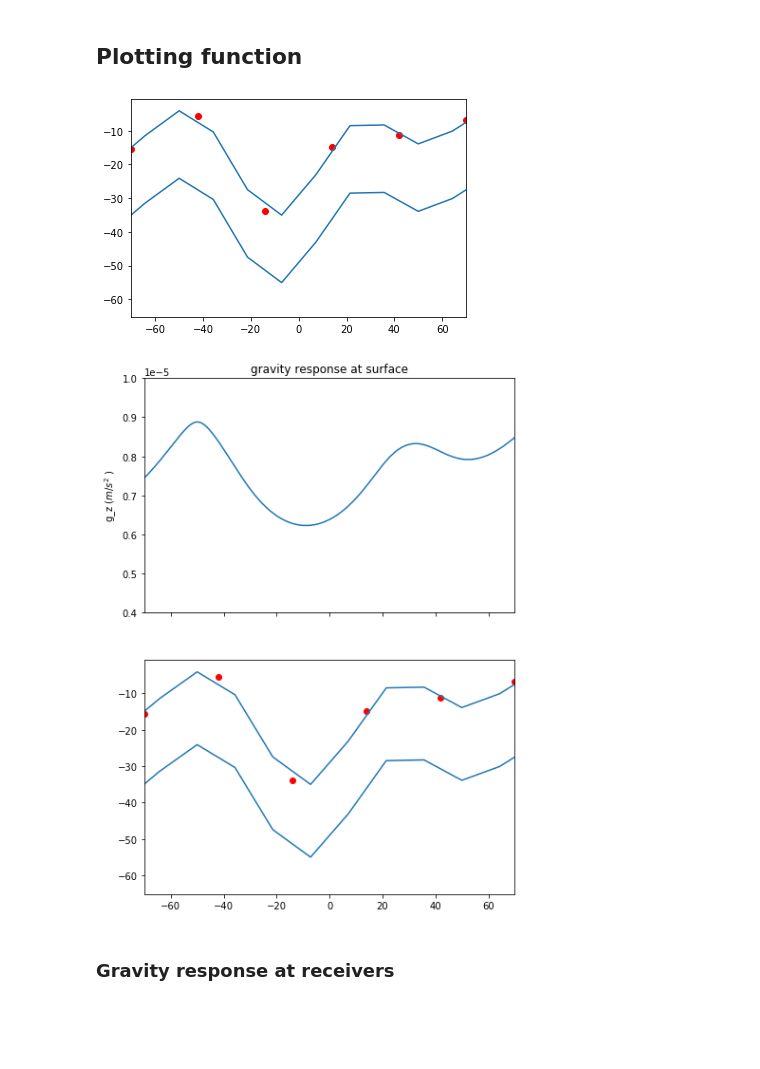
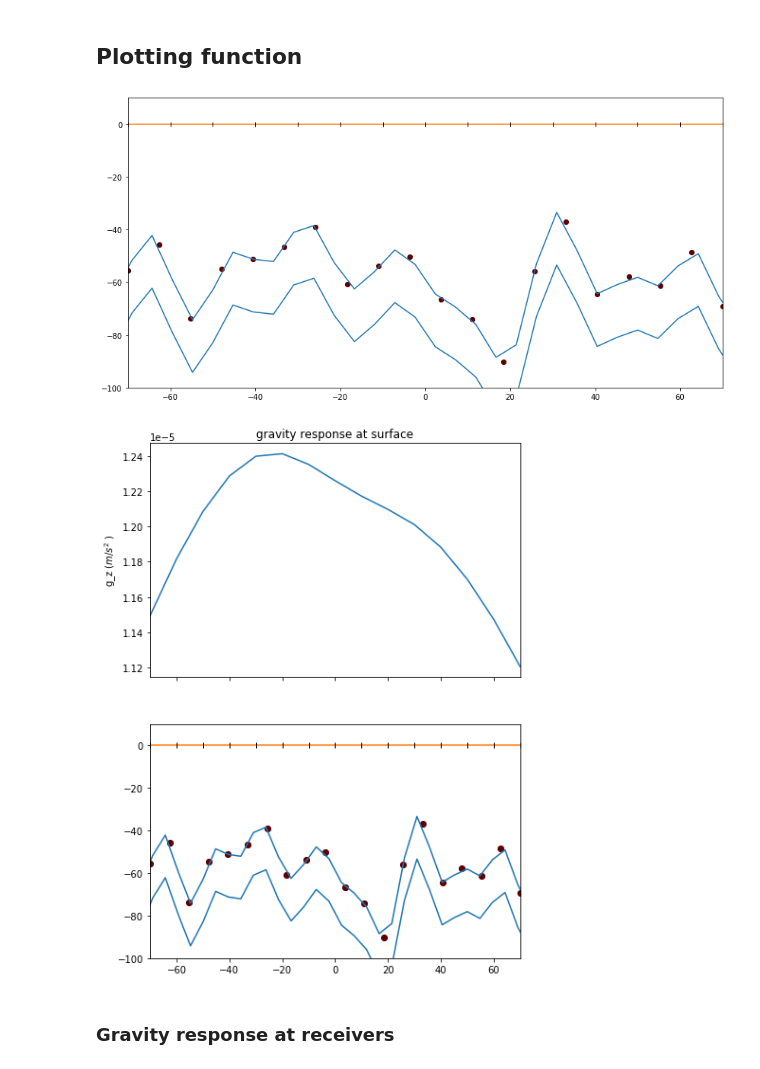
Before and after one commit to GeorgeLiang3/repository1, a Jupyter notebook: Gravity/Gravity_tf-3.0_beta.ipynb, the cells around one changed output. Drawn from its saved outputs; the diff is of its cells as text; code cells hidden in the pictures; blank space fills up the shorter version.

```diff
--- a/Gravity/Gravity_tf-3.0_beta.ipynb
+++ b/Gravity/Gravity_tf-3.0_beta.ipynb
@@ -334,5 +338,3 @@ def GaussianProcess_model_plot(control_index,control_position,ax = None,resoluti
     ax.plot(tf.transpose(visual_index).numpy()[0],visual_position[0],'b',**args)
 
     return
-# %%
-x,z = GaussianProcess_model(control_index,control_position,visual = True)
@@ -349,8 +341,8 @@ plt.scatter(x,z)
 # %%
 ## generate some true observation gravity data
 
-True_position = tf.random.normal([Number_para],-20,10,dtype = tf.float64)
+True_position = tf.random.normal([Number_para],depth,10,dtype = tf.float64)
 
-x_true,z_true = GaussianProcess_model(control_index,True_position,visual =True)
+x_true,z_true = GaussianProcess_model(control_index,True_position,visual =True,resolution=4)
 D = grav(x_true,z_true)
 # %% [output]
@@ -363,11 +385,11 @@ noise = tf.random.normal([obs_N],mean =constant64(0),stddev =sig_e,seed = 1,dtyp
 # %%
 D_noise = D+noise
 # %%
-def grav_calculate(x,z,x_obs=None, R=70,ax = None,style = None,**args):
+def grav_calculate(x,z,x_obs=None,Number_=obs_N ,R=70,ax = None,style = None,**args):
     if ax is None:
         f,ax=plt.subplots()
     if x_obs is None:
-        x_obs = np.linspace(-R,R,201)
+        x_obs = np.linspace(-R,R,Number_)
     y = np.zeros(np.shape(x_obs))
     obv = np.vstack((x_obs,y)).T
     gravity = []
@@ -378,7 +400,7 @@ def grav_calculate(x,z,x_obs=None, R=70,ax = None,style = None,**args):
         style = '-'
     ax.set_title('gravity response at surface')
     ax.set_ylabel('g_z ($m/s^2$ )')
-    ax.set_ylim(4e-6,10e-6)
+#     ax.set_ylim(4e-6,10e-6)
     ax.set_xlim(-70,70)
     ax.ticklabel_format(axis='y', style='sci', scilimits=(-2,2))
     ax.plot(x_obs,gravity,style,**args)
@@ -411,22 +431,27 @@ array([[7.44380780e-06],
 # %%
 def Draw_inter(_control_index,_control_position,x_true = None,z_true = None,R = 70, ax = None):
     if ax is None:
-        _,ax = plt.subplots()
+        _,ax = plt.subplots(figsize = (14,7))
     if z_true is None:
         x_true,z_true = GaussianProcess_model(_control_index,_control_position)
-    ax.scatter(control_index,True_position, c = 'red')
+    ax.scatter(control_index,_control_position, c = 'red')
+    ax.scatter(control_index,True_position, c = 'black',alpha = 0.6)
     ax.plot(x_true,z_true)
+    ax.plot(np.linspace(-R,R,obs_N),np.zeros(obs_N))
+    ax.plot(np.linspace(-R,R,obs_N),np.zeros(obs_N),'k|')
+    ax.set_ylim(-100,10)
     ax.set_xlim(-R,R)
 Draw_inter(control_index,True_position)
 # %% [output]
-[figure, old version]
+[figure, new version]
 # %%
-def Draw(_control_index,_control_position):
-    f,ax = plt.subplots(2,sharex=True, figsize = (7,10))
+def Draw(_control_index,_control_position,ax = None):
+    if ax is None:
+        f,ax = plt.subplots(2,sharex=True, figsize = (7,10))
     _x,_z = GaussianProcess_model(_control_index,_control_position)
     grav_calculate(_x,_z,ax = ax[0])
     Draw_inter(_control_index,_control_position,ax = ax[1])
 Draw(control_index,True_position)
 # %% [output]
-[figure, old version]
+[figure, new version]
 # %%
```
Also changed, not shown: parts of 40 cells of this notebook.
